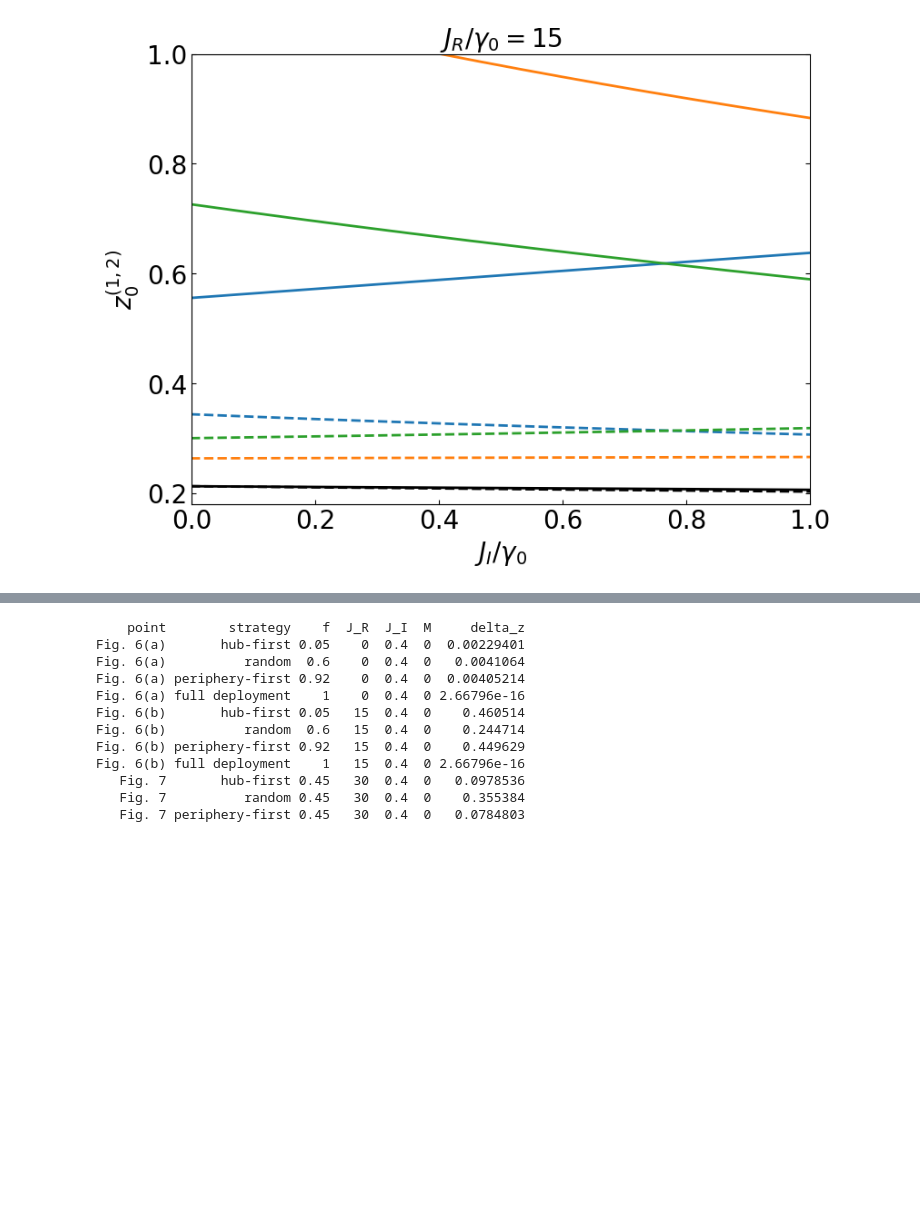
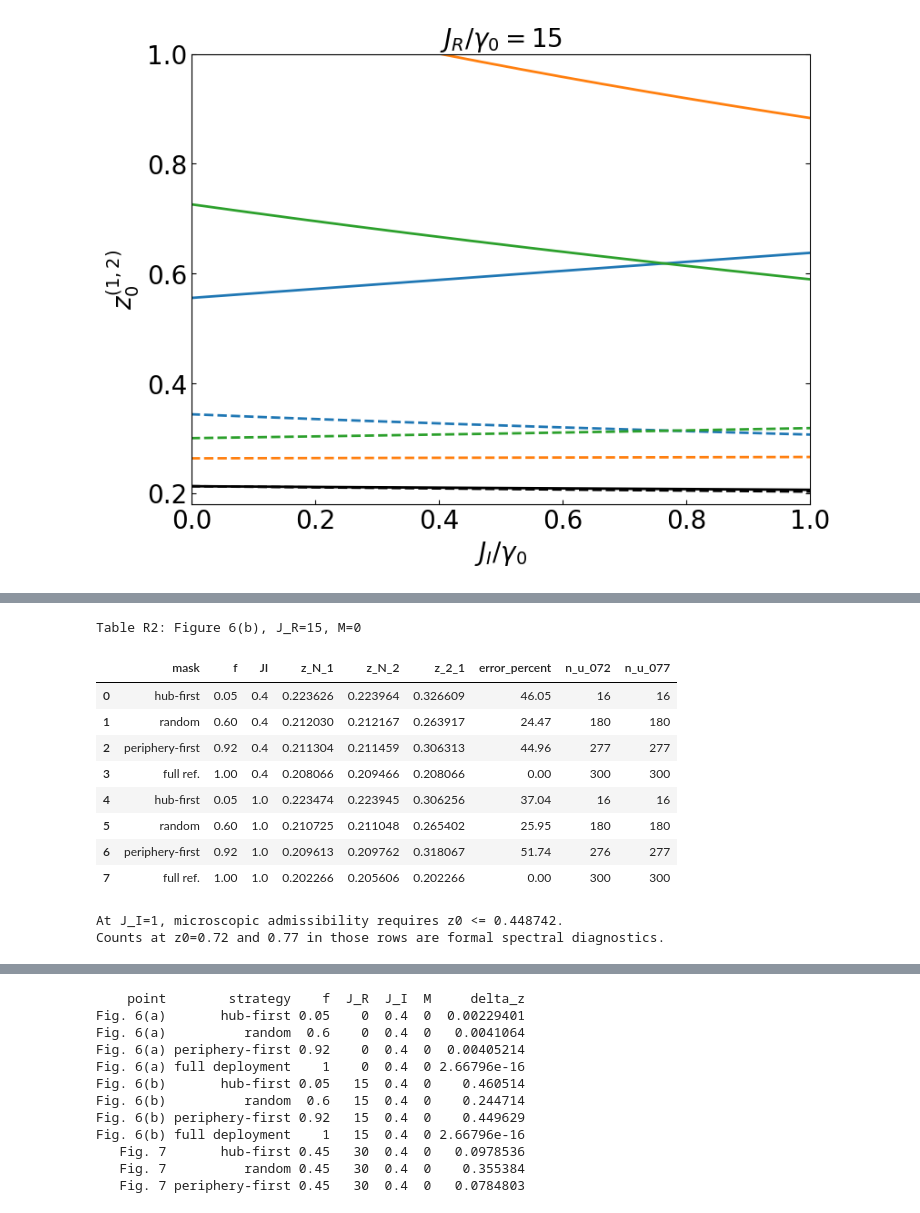
Before and after one commit to PVZ-creator/AI-strategies, a Jupyter notebook: Modeling_AI_strategies.ipynb, the cells around one changed output, grey strips where cells are left out. Drawn from its saved outputs; the diff is of its cells as text; code cells hidden in the pictures; blank space fills up the shorter version.

```diff
--- a/Modeling_AI_strategies.ipynb
+++ b/Modeling_AI_strategies.ipynb
@@ -1373,3 +1448,66 @@ plt.show()
+# %%
+# Table R2, Figure 6(b) parameters
+from IPython.display import display
+
+# Preserve the original node order and random-mask sampling.
+r2_nodes6 = sorted(G.nodes(), key=lambda node: int(node))
+r2_A6 = nx.to_numpy_array(G, nodelist=r2_nodes6, dtype=float)
+with threadpool_limits(limits=1):
+    _, r2_V6 = np.linalg.eigh(r2_A6)
+r2_u6 = r2_V6[:, -1].copy()
+r2_u6 *= np.sign(r2_u6.sum())
+r2_deg6 = r2_A6.sum(axis=1)
+
+r2_R2_masks = []
+for name, fraction in zip(r2_names, (0.05, 0.60, 0.92)):
+    active = int(round(fraction*len(r2_nodes6)))
+    if name == "Hub-first":
+        idx = np.argsort(-r2_deg6, kind="stable")[:active]
+    elif name == "Random":
+        idx = np.random.default_rng(42).permutation(len(r2_nodes6))[:active]
+    else:
+        idx = np.argsort(r2_deg6, kind="stable")[:active]
+    eps = np.zeros(len(r2_nodes6))
+    eps[idx] = 1.0
+    r2_R2_masks.append((name.lower(), fraction, eps))
+r2_R2_masks.append(("full ref.", 1.0, np.ones(len(r2_nodes6))))
+
+r2_R2_rows = []
+with threadpool_limits(limits=1):
+    for JI0 in (0.4, 1.0):
+        for name, fraction, eps in r2_R2_masks:
+            ev, gr, zfull, zred = r2_spectrum(r2_A6, r2_u6, eps, 15.0, JI0)
+            if len(zfull) < 2 or len(zred) < 1:
+                raise RuntimeError("Insufficient positive thresholds.")
+
+            r2_R2_rows.append(dict(
+                mask=name, f=fraction, JI=JI0,
+                z_N_1=zfull[0], z_N_2=zfull[1], z_2_1=zred[0],
+                error_percent=100*abs(zred[0]-zfull[0])/zfull[0],
+                n_u_072=int(np.sum(-Gamma + 0.72*ev.real > 1e-8)),
+                n_u_077=int(np.sum(-Gamma + 0.77*ev.real > 1e-8))))
+
+r2_R2_table = pd.DataFrame(r2_R2_rows)
+print("Table R2: Figure 6(b), J_R=15, M=0")
+display(r2_R2_table.round(
+    {"z_N_1": 6, "z_N_2": 6, "z_2_1": 6, "error_percent": 2}))
+
+r2_R2_limit10 = 1 - 4*r2_lam1/gamma_plus
+print(f"At J_I=1, microscopic admissibility requires z0 <= {r2_R2_limit10:.6f}.")
+print("Counts at z0=0.72 and 0.77 in those rows are formal spectral diagnostics.")
+# %% [output]
+Table R2: Figure 6(b), J_R=15, M=0
+|  | mask | f | JI | z_N_1 | z_N_2 | z_2_1 | error_percent | n_u_072 | n_u_077 |
+| 0 | hub-first | 0.05 | 0.4 | 0.223626 | 0.223964 | 0.326609 | 46.05 | 16 | 16 |
+| 1 | random | 0.60 | 0.4 | 0.212030 | 0.212167 | 0.263917 | 24.47 | 180 | 180 |
+| 2 | periphery-first | 0.92 | 0.4 | 0.211304 | 0.211459 | 0.306313 | 44.96 | 277 | 277 |
+| 3 | full ref. | 1.00 | 0.4 | 0.208066 | 0.209466 | 0.208066 | 0.00 | 300 | 300 |
+| 4 | hub-first | 0.05 | 1.0 | 0.223474 | 0.223945 | 0.306256 | 37.04 | 16 | 16 |
+| 5 | random | 0.60 | 1.0 | 0.210725 | 0.211048 | 0.265402 | 25.95 | 180 | 180 |
+| 6 | periphery-first | 0.92 | 1.0 | 0.209613 | 0.209762 | 0.318067 | 51.74 | 276 | 277 |
+| 7 | full ref. | 1.00 | 1.0 | 0.202266 | 0.205606 | 0.202266 | 0.00 | 300 | 300 |
+At J_I=1, microscopic admissibility requires z0 <= 0.448742.
+Counts at z0=0.72 and 0.77 in those rows are formal spectral diagnostics.
 # %%
 from scipy import linalg as LA
 required = ["A_np", "u", "lam1", "C", "Gamma", "gamma_plus"]
```
Also changed, not shown: parts of 9 cells of this notebook.
